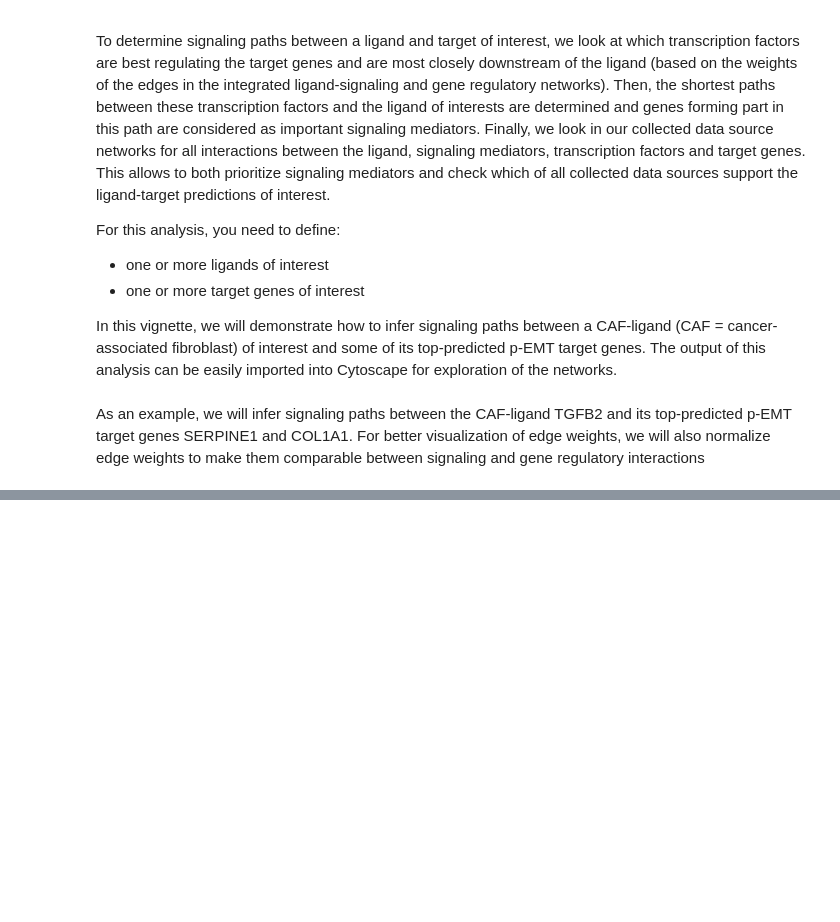
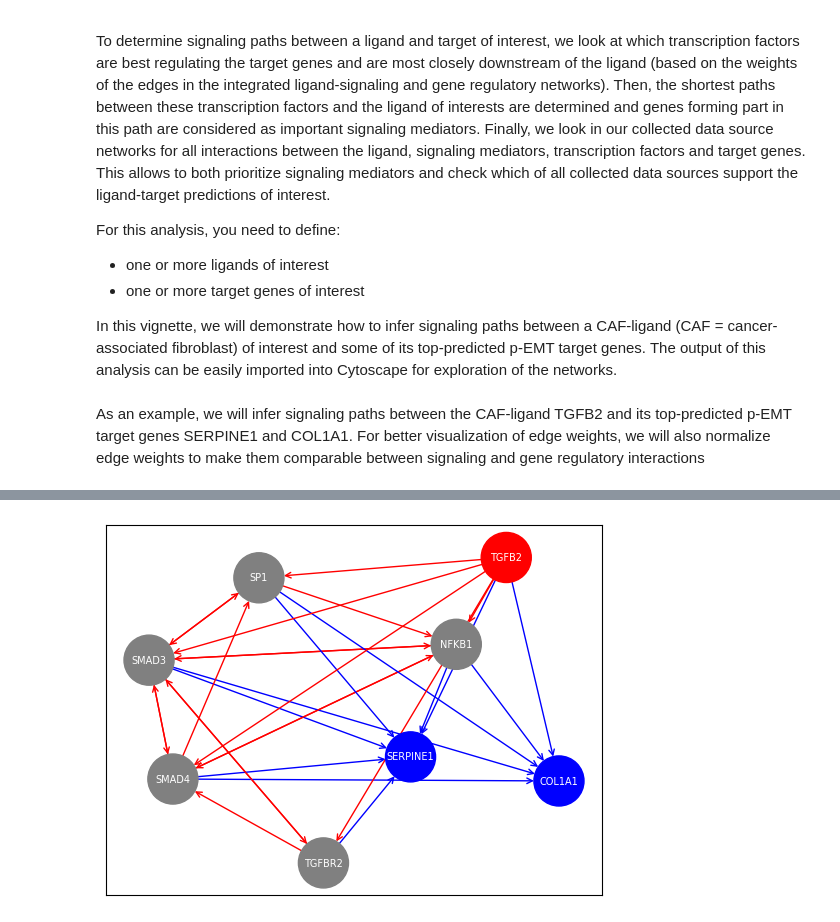
Before and after one commit to saeyslab/nichenetpy, a Jupyter notebook: notebooks/ligand_target_signaling_path.ipynb, the cells around one changed output, grey strips where cells are left out. Cells and saved outputs as stored; diff of their text form; code cells hidden in the pictures; blank space fills up the shorter version.

Commit message:
visualize_ligand_signaling_graph

```diff
--- a/notebooks/ligand_target_signaling_path.ipynb
+++ b/notebooks/ligand_target_signaling_path.ipynb
@@ -101,0 +112,9 @@ tf_signaling, tf_regulatory = get_ligand_signaling_path(
+# %%
+visualize_ligand_signaling_graph(
+    tf_signaling,
+    tf_regulatory,
+    ligands_oi,
+    targets_oi
+)
+# %% [output]
+[figure, added]
```
Also changed, not shown: parts of 3 cells of this notebook, 1 other file.
